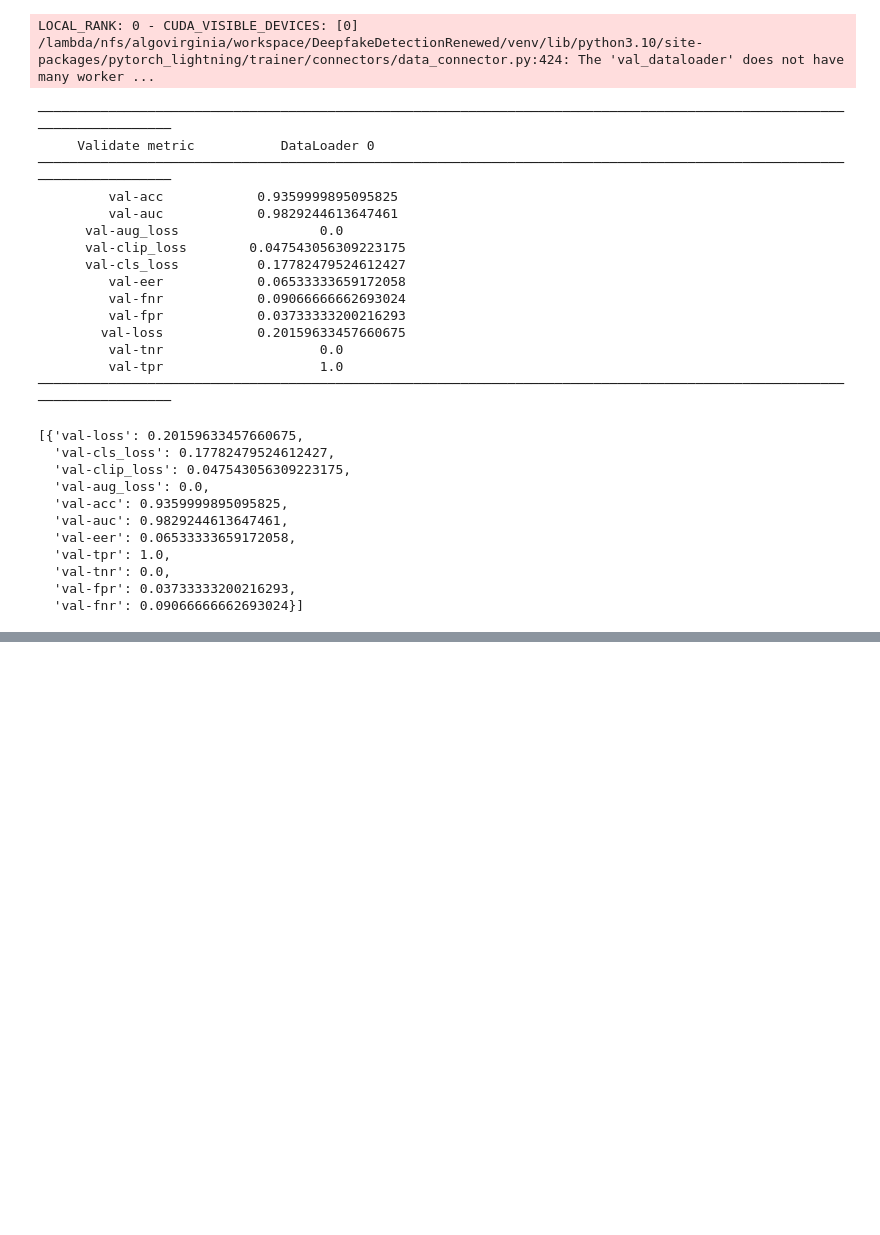
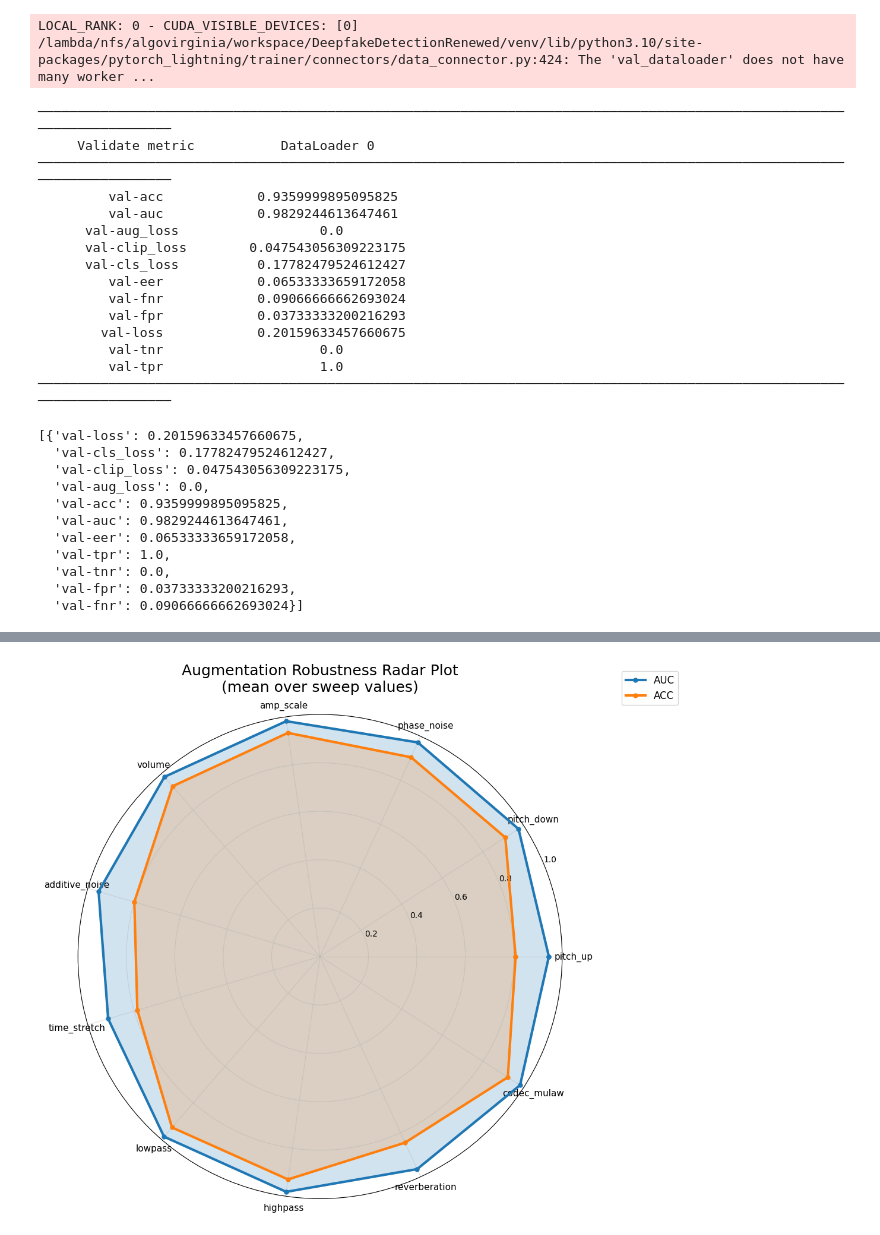
Before and after one commit to Katluver44/DeepfakeDetectionRenewed, a Jupyter notebook: demo-Copy1.ipynb, the cells around one changed output, grey strips where cells are left out. Drawn from its saved outputs; the diff is of its cells as text; code cells hidden in the pictures; blank space fills up the shorter version.

Commit message:
radar polt

```diff
--- a/demo-Copy1.ipynb
+++ b/demo-Copy1.ipynb
@@ -839,0 +1119,69 @@ print("\n✅  All augmentation attacks complete. Check WandB dashboard.")
+# %%
+import pandas as pd
+import numpy as np
+import matplotlib.pyplot as plt
+
+CSV_PATH = "recovered.csv"
+
+# ── Load data ────────────────────────────────────────────────────────────────
+df = pd.read_csv(CSV_PATH)
+
+metric_cols = ["val_acc", "val_auc"]
+for col in metric_cols:
+    if col in df.columns:
+        df[col] = pd.to_numeric(df[col], errors="coerce")
+
+df = df.dropna(subset=["aug_name"]).copy()
+df = df[df[metric_cols].notna().any(axis=1)].copy()
+
+# ── Aggregate by augmentation type ──────────────────────────────────────────
+agg = df.groupby("aug_name", as_index=False)[metric_cols].mean()
+
+plot_metrics = [
+    ("val_auc", "AUC"),
+    ("val_acc", "ACC"),
+]
+
+preferred_order = [
+    "pitch_up", "pitch_down", "phase_noise", "amp_scale", "volume",
+    "additive_noise", "time_stretch", "lowpass", "highpass",
+    "reverberation", "codec_mulaw",
+]
+
+present   = [a for a in preferred_order if a in agg["aug_name"].values]
+remaining = [a for a in agg["aug_name"].values if a not in present]
+aug_order = present + sorted(remaining)
+
+agg = agg.set_index("aug_name").loc[aug_order].reset_index()
+
+# ── Radar setup ──────────────────────────────────────────────────────────────
+labels  = agg["aug_name"].tolist()
+N       = len(labels)
+angles  = np.linspace(0, 2 * np.pi, N, endpoint=False).tolist()
+angles += angles[:1]
+
+fig, ax = plt.subplots(figsize=(11, 11), subplot_kw=dict(polar=True))
+
+colors = {"AUC": "#1f77b4", "ACC": "#ff7f0e"}
+
+for col, display_name in plot_metrics:
+    values  = agg[col].fillna(0).tolist()
+    values += values[:1]
+    c = colors[display_name]
+    ax.plot(angles, values, linewidth=3, marker="o", markersize=5, color=c, label=display_name)
+    ax.fill(angles, values, color=c, alpha=0.20)
+
+ax.set_xticks(angles[:-1])
+ax.set_xticklabels(labels, fontsize=11)
+ax.set_ylim(0, 1)
+ax.set_yticks([0.2, 0.4, 0.6, 0.8, 1.0])
+ax.set_yticklabels(["0.2", "0.4", "0.6", "0.8", "1.0"], fontsize=10)
+ax.set_title("Augmentation Robustness Radar Plot\n(mean over sweep values)", pad=28, fontsize=18)
+ax.grid(True, alpha=0.4)
+ax.legend(loc="upper right", bbox_to_anchor=(1.25, 1.10), fontsize=12)
+
+plt.tight_layout()
+plt.savefig("radar_plot.png", dpi=150, bbox_inches="tight")
+plt.show()
+# %% [output]
+[figure, added]
```
Also changed, not shown: parts of 13 cells of this notebook, 1 other file.
